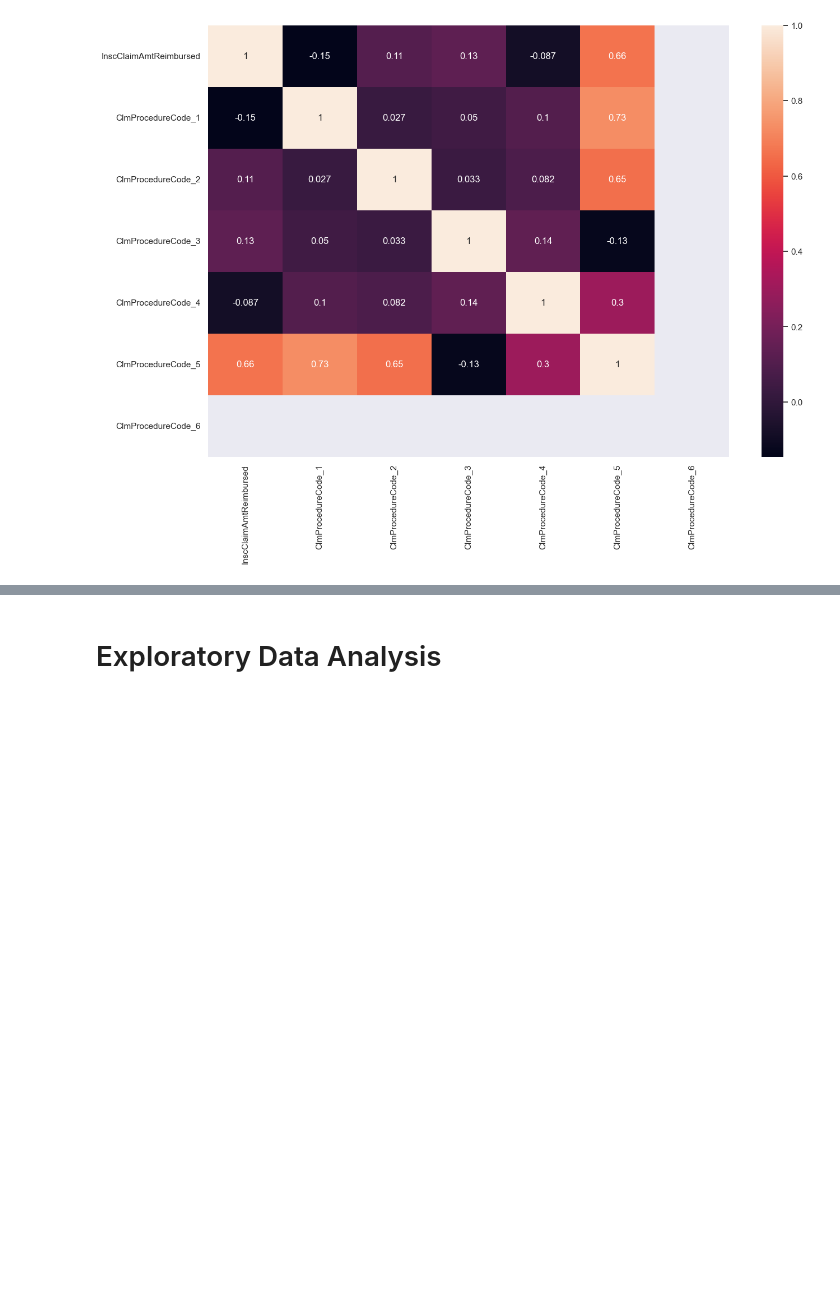
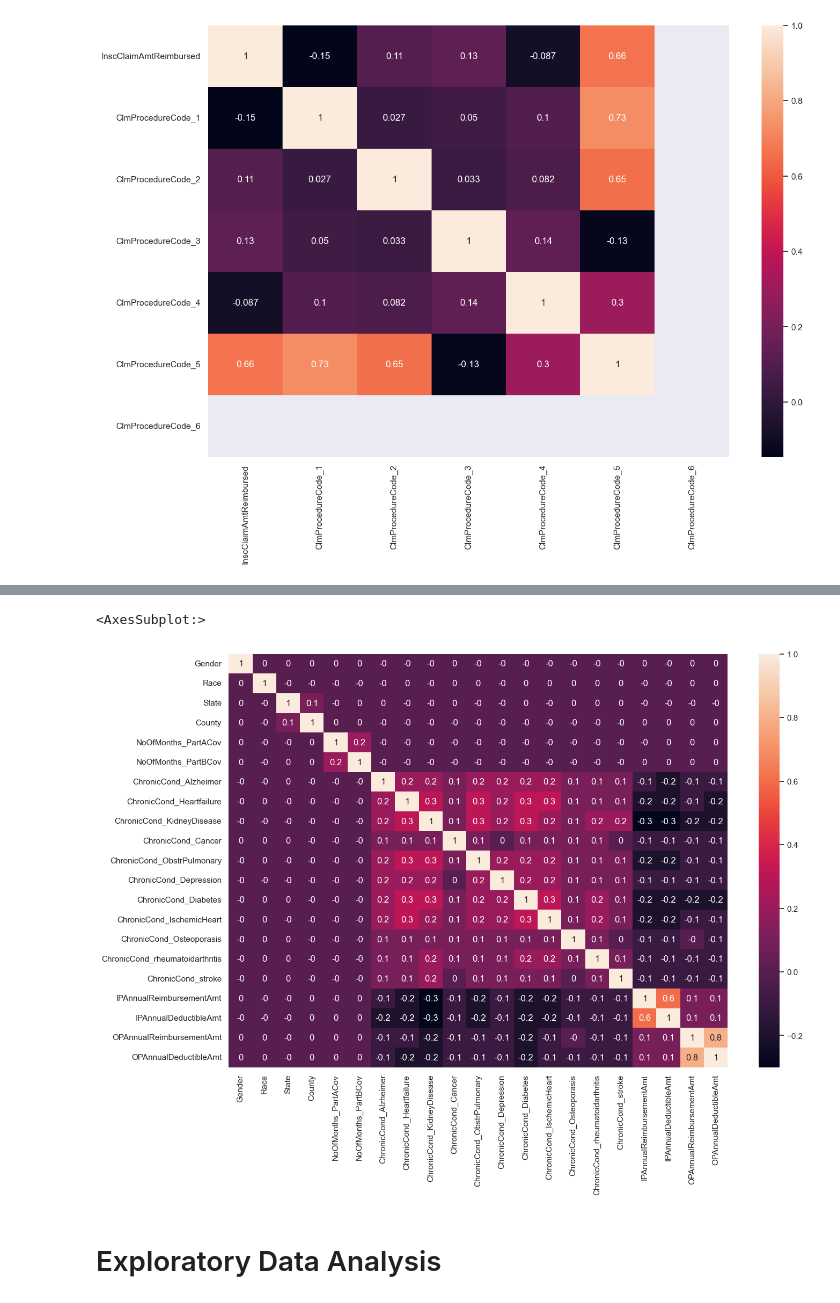
Before and after one commit to evkumar71/DataScience, a Jupyter notebook: Healtcare_fraud_detection.ipynb, the cells around one changed output, grey strips where cells are left out. Saved outputs shown, nothing was run; the diff lists cells and outputs as text; code cells hidden in the pictures; blank space fills up the shorter version.

```diff
--- a/Healtcare_fraud_detection.ipynb
+++ b/Healtcare_fraud_detection.ipynb
@@ -58,3 +72,8 @@ sns.heatmap(df_in_corr, annot=True)
+# %%
+sns.heatmap(df_bene_corr, annot=True)
+# %% [output]
+<AxesSubplot:>
+[figure, added]
 # %% [markdown]
 # Exploratory Data Analysis
 # %% [markdown]
```
Also changed, not shown: parts of 4 cells of this notebook.
